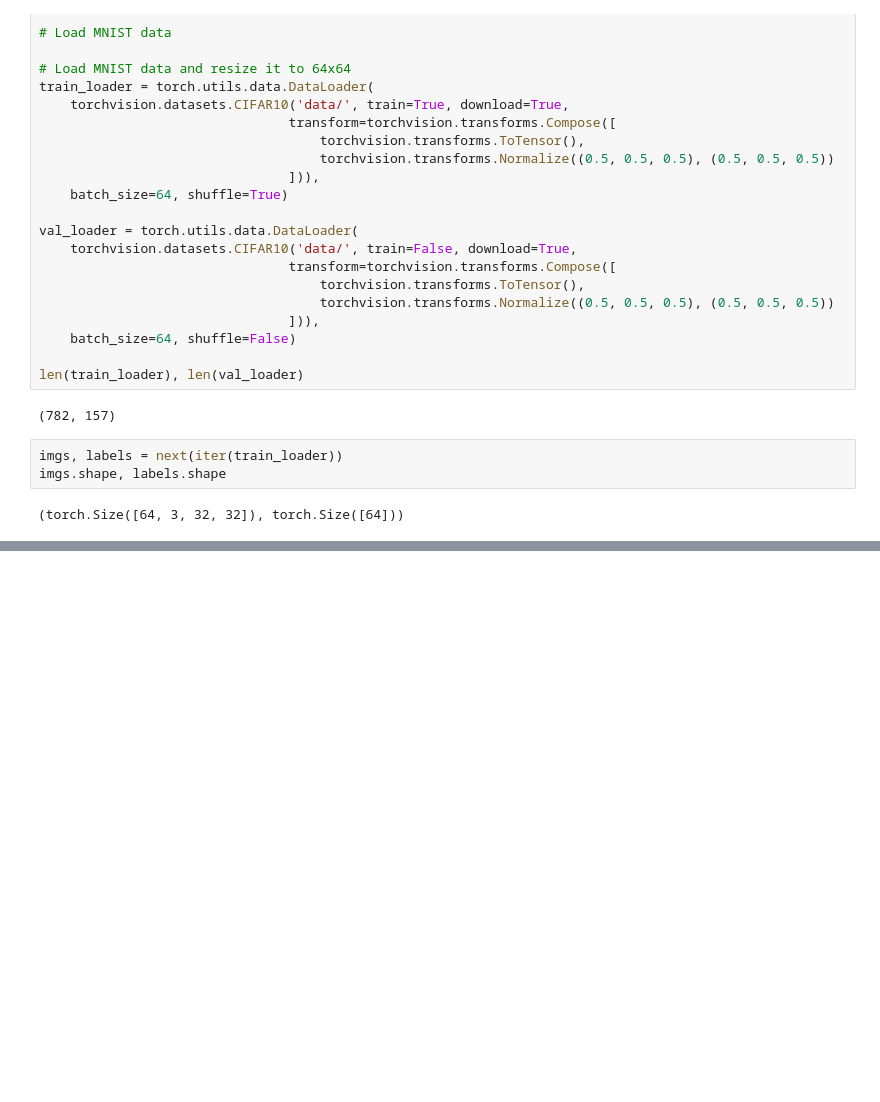
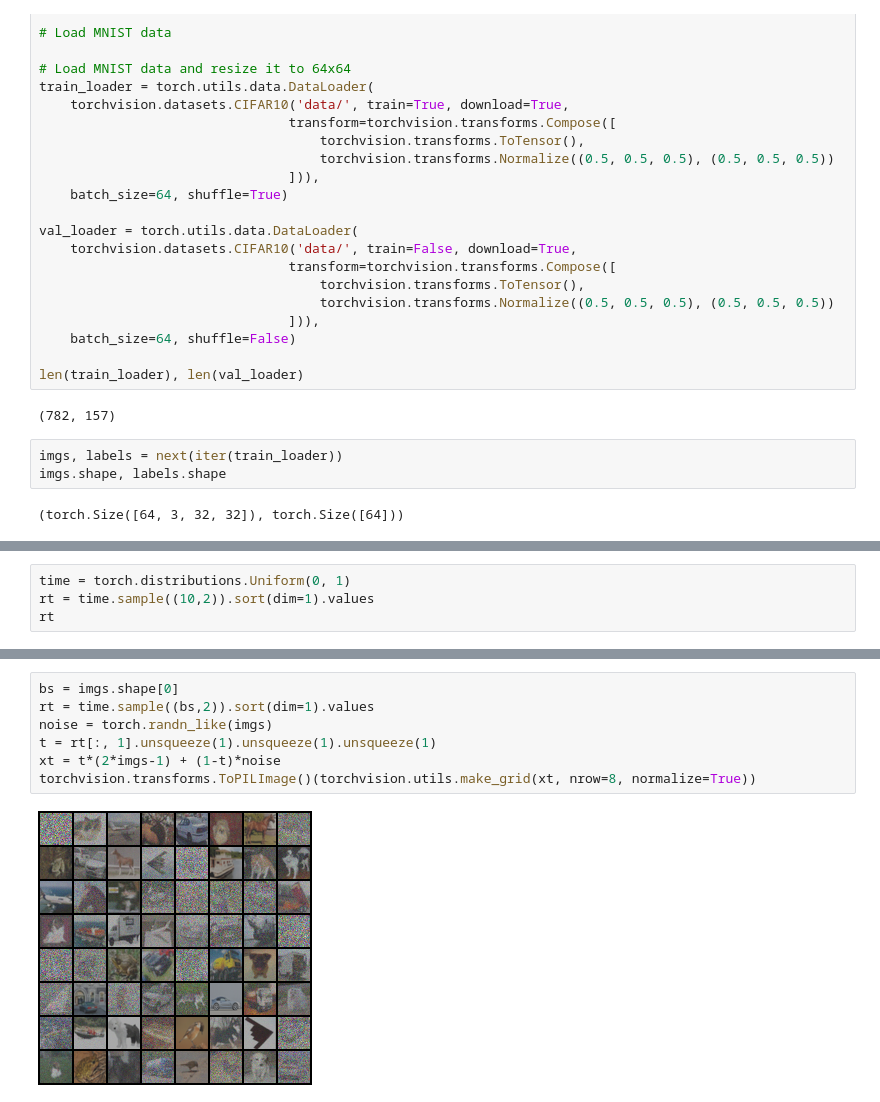
Before and after one commit to prakashjayy/genai, a Jupyter notebook: flow/02_mean_flow.ipynb, the cells around one changed output, grey strips where cells are left out. Drawn from its saved outputs; the diff is of its cells as text; blank space fills up the shorter version.

```diff
--- a/flow/02_mean_flow.ipynb
+++ b/flow/02_mean_flow.ipynb
@@ -88,0 +162,4 @@ torchvision.transforms.ToPILImage()(torchvision.utils.make_grid(imgs, nrow=8, no
+# %%
+time = torch.distributions.Uniform(0, 1)
+rt = time.sample((10,2)).sort(dim=1).values
+rt
@@ -88,0 +177,9 @@ torchvision.transforms.ToPILImage()(torchvision.utils.make_grid(imgs, nrow=8, no
+# %%
+bs = imgs.shape[0]
+rt = time.sample((bs,2)).sort(dim=1).values
+noise = torch.randn_like(imgs)
+t = rt[:, 1].unsqueeze(1).unsqueeze(1).unsqueeze(1)
+xt = t*(2*imgs-1) + (1-t)*noise
+torchvision.transforms.ToPILImage()(torchvision.utils.make_grid(xt, nrow=8, normalize=True))
+# %% [output]
+[figure, added]
```
Also changed, not shown: parts of 20 cells of this notebook, 1 other file.
